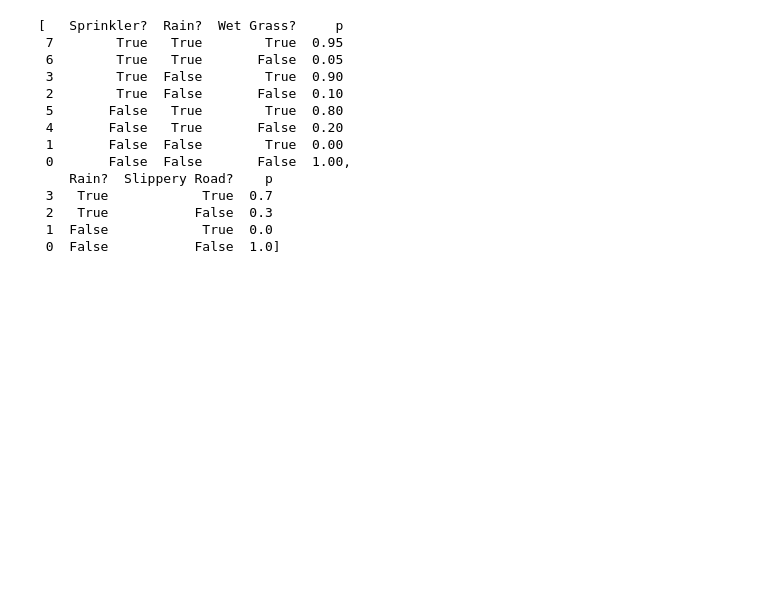
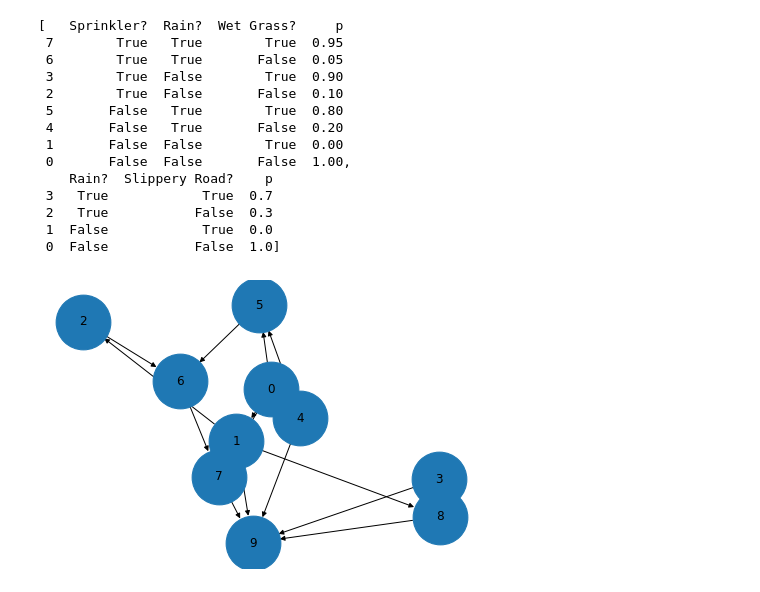
Before and after one commit to AlexHoorn/VU-KR2021-PGM, a Jupyter notebook: TestingNotebook.ipynb, the cells around one changed output. Drawn from its saved outputs; the diff is of its cells as text; code cells hidden in the pictures; blank space fills up the shorter version.

Commit message:
Random net in notebook

```diff
--- a/TestingNotebook.ipynb
+++ b/TestingNotebook.ipynb
@@ -146,3 +146,9 @@ Wall time: 16 ms
  2   True           False  0.3
  1  False            True  0.0
  0  False           False  1.0]
+# %%
+net = BayesNet()
+net.load_random(10, 3)
+net.draw_structure()
+# %% [output]
+[figure, added]
```
